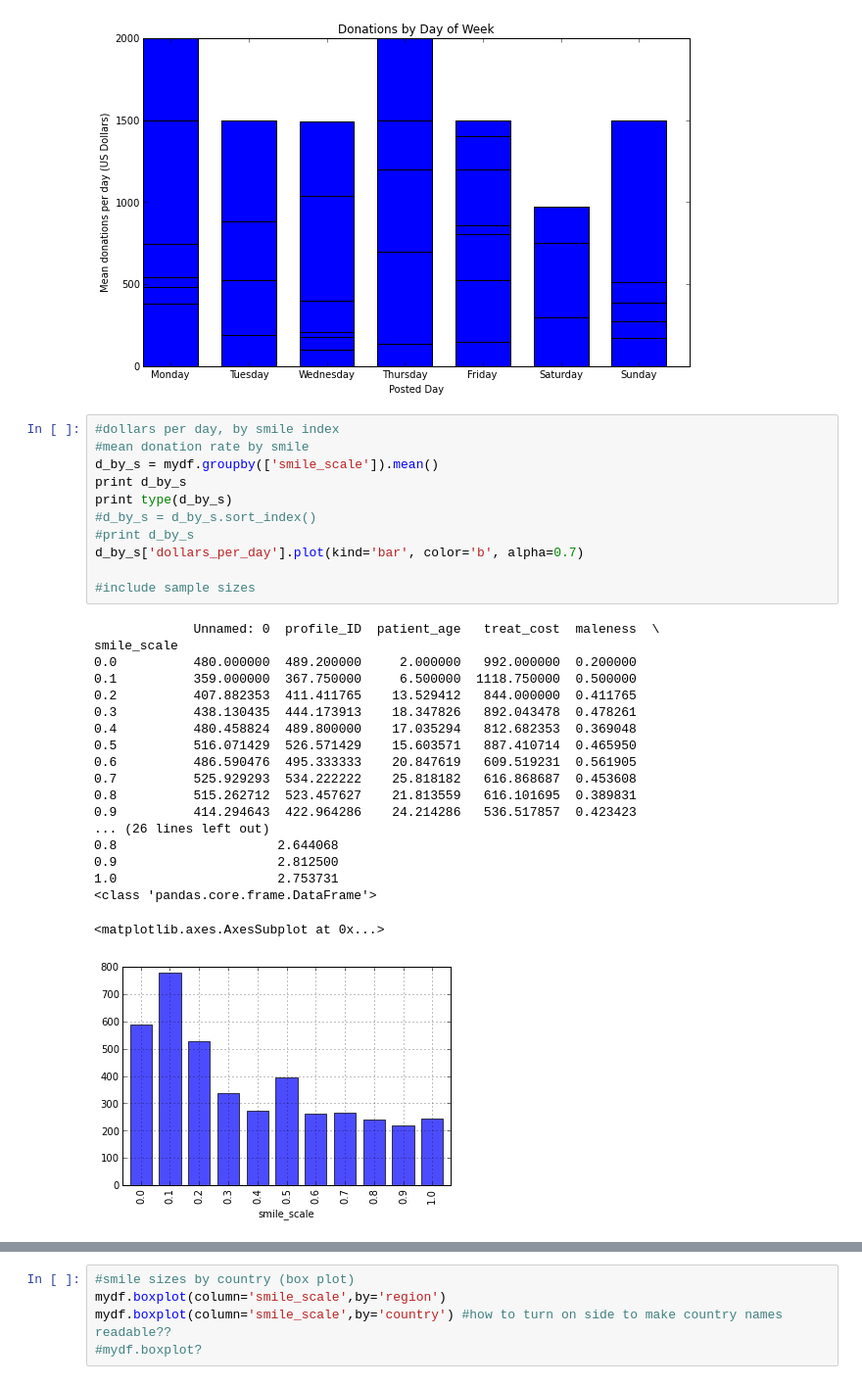
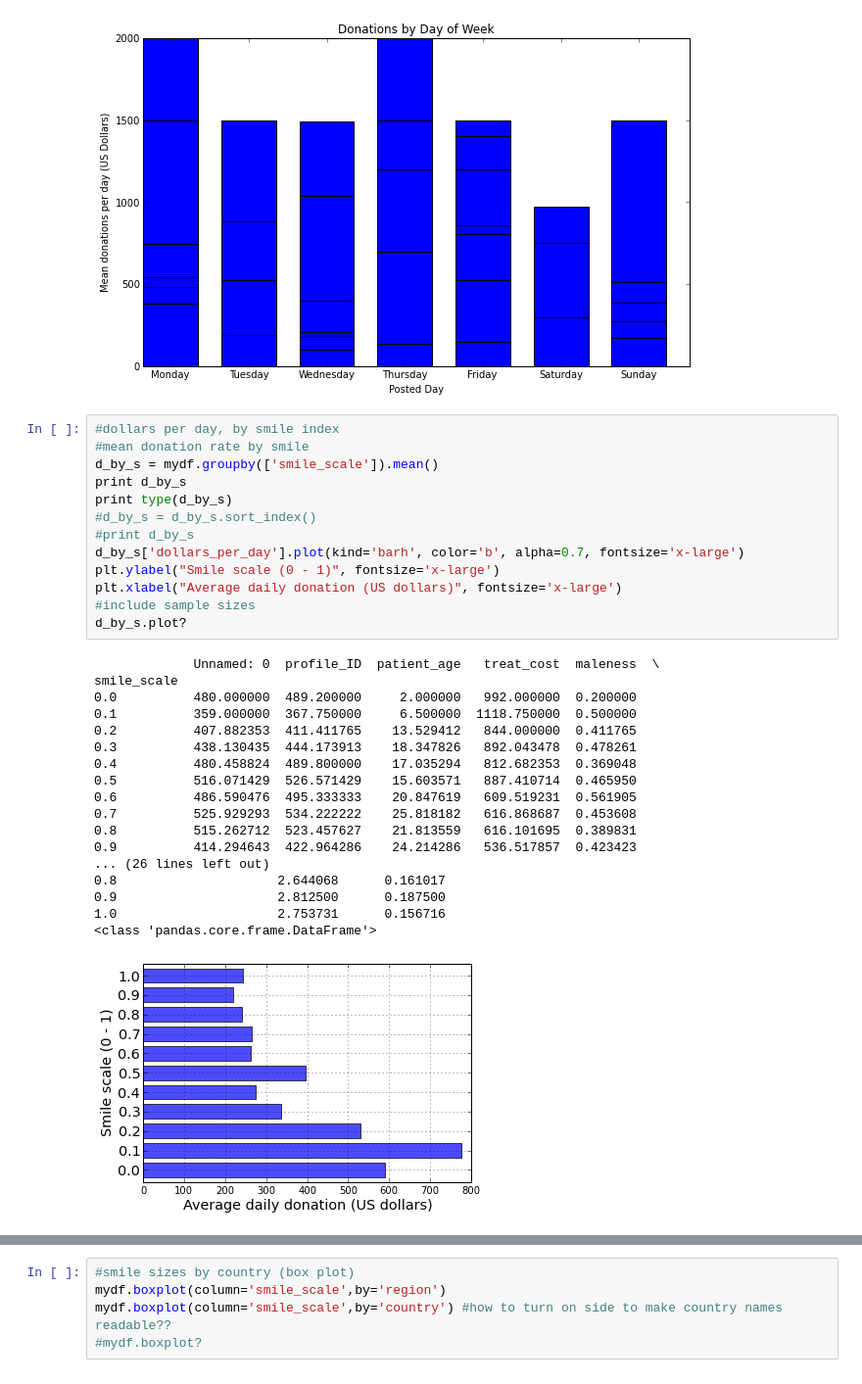
Before and after one commit to cotterman/Astro250_Python-for-Data-Scientists, a Jupyter notebook: Final project-Watsi-cotterman/exper_2way_stats.ipynb, the cells around one changed output, grey strips where cells are left out. Shown: that part at 98% size. Saved outputs shown, nothing was run; the diff lists cells and outputs as text.

```diff
--- a/Final project-Watsi-cotterman/exper_2way_stats.ipynb
+++ b/Final project-Watsi-cotterman/exper_2way_stats.ipynb
@@ -117,31 +119,32 @@ plt.xticks(ind+width/2., weekday_labels )
 # %%
 #dollars per day, by smile index
 #mean donation rate by smile
 d_by_s = mydf.groupby(['smile_scale']).mean()
 print d_by_s
 print type(d_by_s)
 #d_by_s = d_by_s.sort_index()
 #print d_by_s
-d_by_s['dollars_per_day'].plot(kind='bar', color='b', alpha=0.7)
-
+d_by_s['dollars_per_day'].plot(kind='barh', color='b', alpha=0.7, fontsize='x-large')
+plt.ylabel("Smile scale (0 - 1)", fontsize='x-large')
+plt.xlabel("Average daily donation (US dollars)", fontsize='x-large')
 #include sample sizes
+d_by_s.plot?
 # %% [output]
              Unnamed: 0  profile_ID  patient_age   treat_cost  maleness  \
 smile_scale
 0.0          480.000000  489.200000     2.000000   992.000000  0.200000
 0.1          359.000000  367.750000     6.500000  1118.750000  0.500000
 0.2          407.882353  411.411765    13.529412   844.000000  0.411765
 0.3          438.130435  444.173913    18.347826   892.043478  0.478261
 0.4          480.458824  489.800000    17.035294   812.682353  0.369048
 0.5          516.071429  526.571429    15.603571   887.410714  0.465950
 0.6          486.590476  495.333333    20.847619   609.519231  0.561905
 0.7          525.929293  534.222222    25.818182   616.868687  0.453608
 0.8          515.262712  523.457627    21.813559   616.101695  0.389831
 0.9          414.294643  422.964286    24.214286   536.517857  0.423423
 ... (26 lines left out)
-0.8                     2.644068
-0.9                     2.812500
-1.0                     2.753731
+0.8                     2.644068      0.161017
+0.9                     2.812500      0.187500
+1.0                     2.753731      0.156716
 <class 'pandas.core.frame.DataFrame'>
-<matplotlib.axes.AxesSubplot at 0x...>
-[figure, old version]
+[figure, new version]
```
Also changed, not shown: parts of 9 cells of this notebook, 30 other files.
